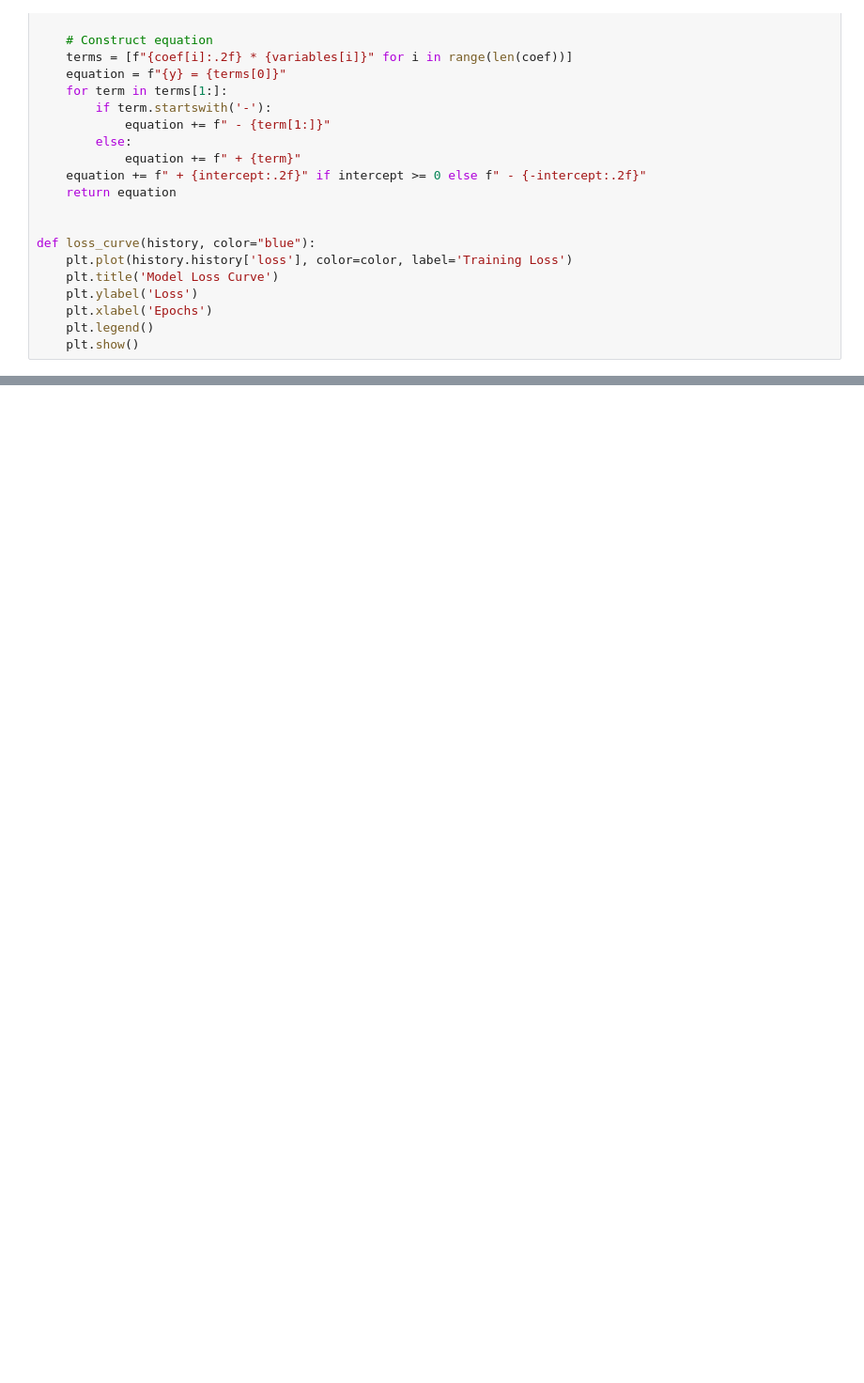
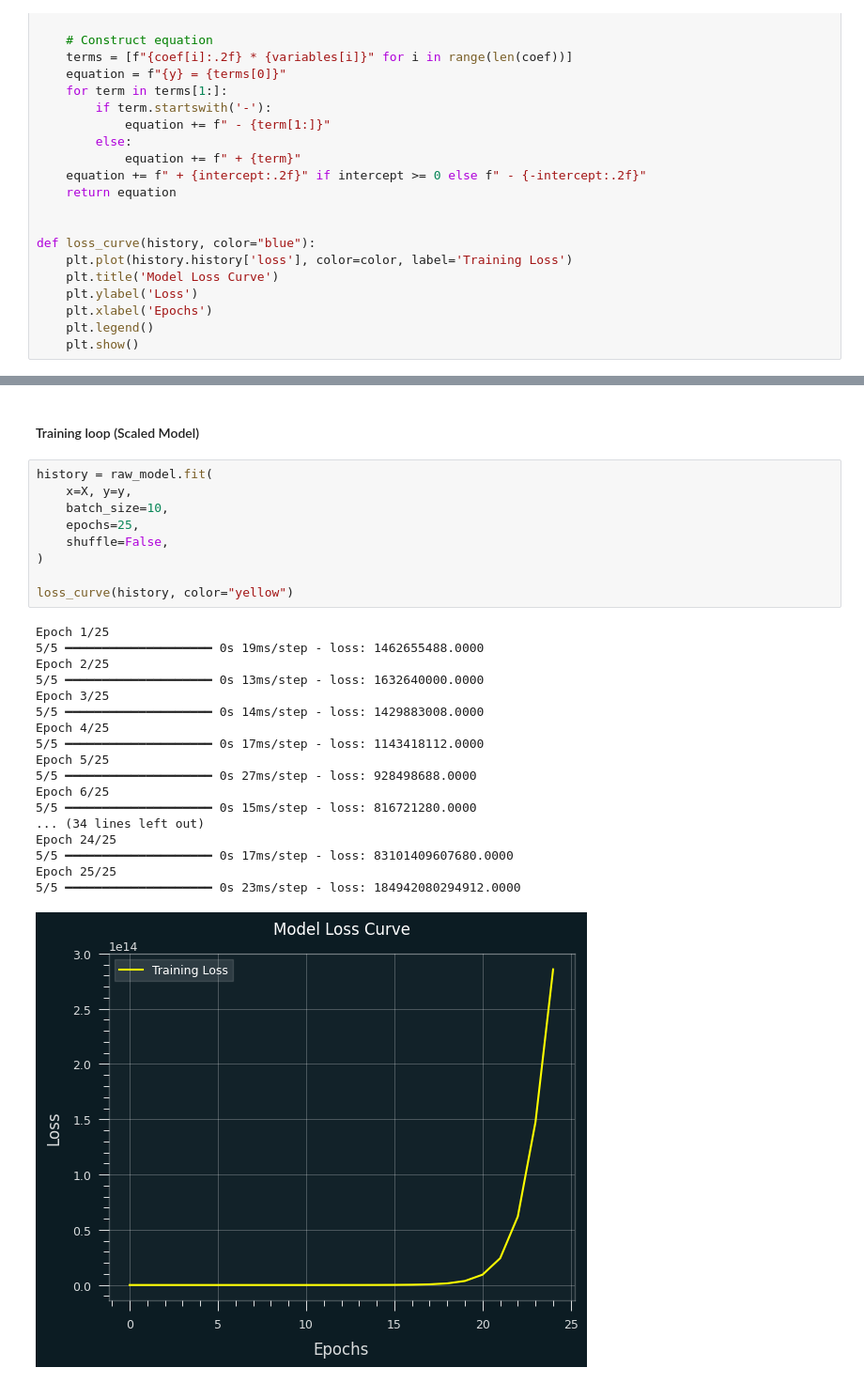
Before and after one commit to RohitMugalya/Learner-s-Garden, a Jupyter notebook: practice notebooks/data normalization.ipynb, the cells around one changed output, grey strips where cells are left out. Shown at 94% size. Cells and saved outputs as stored; diff of their text form; blank space fills up the shorter version.

```diff
--- a/practice notebooks/data normalization.ipynb
+++ b/practice notebooks/data normalization.ipynb
@@ -169,0 +181,30 @@ print(keras_y_pred[0])
+# %% [markdown]
+#### Training loop (Scaled Model)
+# %%
+history = raw_model.fit(
+    x=X, y=y,
+    batch_size=10,
+    epochs=25,
+    shuffle=False,
+)
+
+loss_curve(history, color="yellow")
+# %% [output]
+Epoch 1/25
+5/5 ━━━━━━━━━━━━━━━━━━━━ 0s 19ms/step - loss: 1462655488.0000
+Epoch 2/25
+5/5 ━━━━━━━━━━━━━━━━━━━━ 0s 13ms/step - loss: 1632640000.0000
+Epoch 3/25
+5/5 ━━━━━━━━━━━━━━━━━━━━ 0s 14ms/step - loss: 1429883008.0000
+Epoch 4/25
+5/5 ━━━━━━━━━━━━━━━━━━━━ 0s 17ms/step - loss: 1143418112.0000
+Epoch 5/25
+5/5 ━━━━━━━━━━━━━━━━━━━━ 0s 27ms/step - loss: 928498688.0000
+Epoch 6/25
+5/5 ━━━━━━━━━━━━━━━━━━━━ 0s 15ms/step - loss: 816721280.0000
+... (34 lines left out)
+Epoch 24/25
+5/5 ━━━━━━━━━━━━━━━━━━━━ 0s 17ms/step - loss: 83101409607680.0000
+Epoch 25/25
+5/5 ━━━━━━━━━━━━━━━━━━━━ 0s 23ms/step - loss: 184942080294912.0000
+[figure, added]
```
Also changed, not shown: parts of 19 cells of this notebook.
